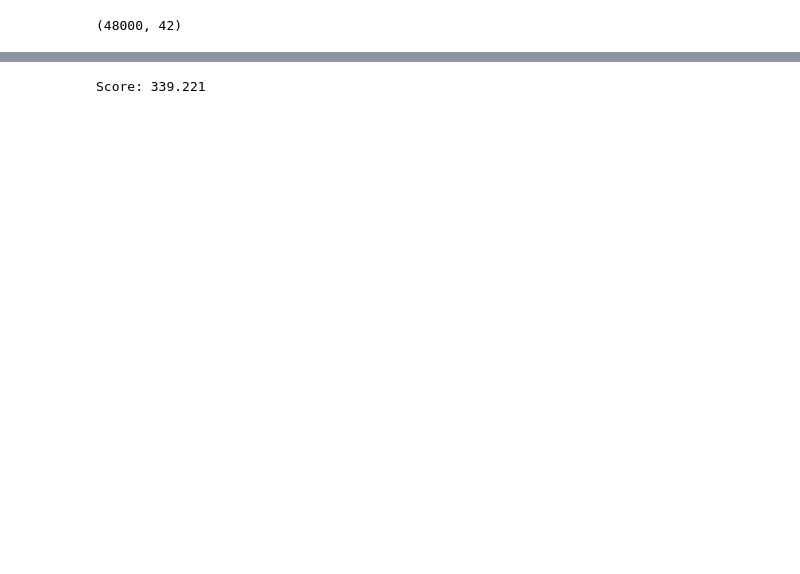
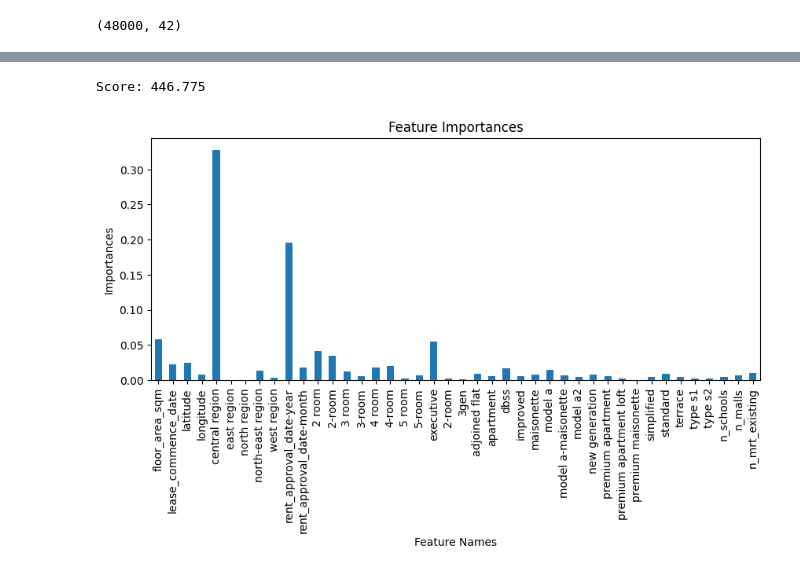
Before and after one commit to nwjbrandon/CS5228_Project, a Jupyter notebook: Train.ipynb, the cells around one changed output, grey strips where cells are left out. Cells and saved outputs as stored; diff of their text form; code cells hidden in the pictures; blank space fills up the shorter version.

Commit message:
feat: change metric from mae to rmse and add plot for feature importances

```diff
--- a/Train.ipynb
+++ b/Train.ipynb
@@ -203,6 +207,7 @@ X_train.shape
 (48000, 42)
 # %%
 from xgboost import XGBRegressor
+from sklearn.metrics import mean_squared_error
 
 
 def train_baseline_model(X_train, y_train, X_val, y_val, X_test, fname="submission.csv"):
@@ -210,7 +215,7 @@ def train_baseline_model(X_train, y_train, X_val, y_val, X_test, fname="submissi
     model.fit(X_train, y_train.reshape(-1, 1))
 
     y_pred = model.predict(X_val)
-    print('Score: %.3f' % np.mean(np.abs(y_pred - y_val)))
+    print('Score: %.3f' % mean_squared_error(y_pred, y_val, squared=False))
 
     y_pred = model.predict(X_test)
     submission_df = pd.DataFrame({
@@ -218,7 +223,8 @@ def train_baseline_model(X_train, y_train, X_val, y_val, X_test, fname="submissi
         "Predicted": y_pred,
     })
     submission_df.to_csv(fname, index=False, sep=",")
+    return model
 
-X_train, y_train, X_val, y_val, X_test = load_data()
+X_train, y_train, X_val, y_val, X_test, feature_names = load_data()
 train_baseline_model(X_train, y_train, X_val, y_val, X_test)
 # %% [output]
@@ -226,5 +243,33 @@ Score: 369.366
 # %%
-X_train, y_train, X_test = load_data(apply_split=False)
-train_baseline_model(X_train, y_train, X_train, y_train, X_test, fname="submission_full.csv")
+X_train, y_train, X_test, feature_names = load_data(apply_split=False)
+feature_names = feature_names.to_list()
+model = train_baseline_model(X_train, y_train, X_train, y_train, X_test, fname="submission_full.csv")
 # %% [output]
-Score: 339.221
+Score: 446.775
+# %%
+import matplotlib.pyplot as plt
+
+for i, category in enumerate(region_encoder.categories_[0]):
+    feature_name = f"region-{i}"
+    idx = feature_names.index(feature_name)
+    feature_names[idx] = category
+
+for i, category in enumerate(flat_type_encoder.categories_[0]):
+    feature_name = f"flat_type-{i}"
+    idx = feature_names.index(feature_name)
+    feature_names[idx] = category
+
+for i, category in enumerate(flat_model_encoder.categories_[0]):
+    feature_name = f"flat_model-{i}"
+    idx = feature_names.index(feature_name)
+    feature_names[idx] = category
+
+plt.figure(figsize=(10, 4))
+forest_importances = pd.Series(model.feature_importances_, index=feature_names)
+forest_importances.plot.bar()
+plt.title('Feature Importances')
+plt.xlabel('Feature Names')
+plt.ylabel('Importances')
+plt.show()
+# %% [output]
+[figure, added]
```
Also changed, not shown: parts of 2 cells of this notebook, 1 other file.
